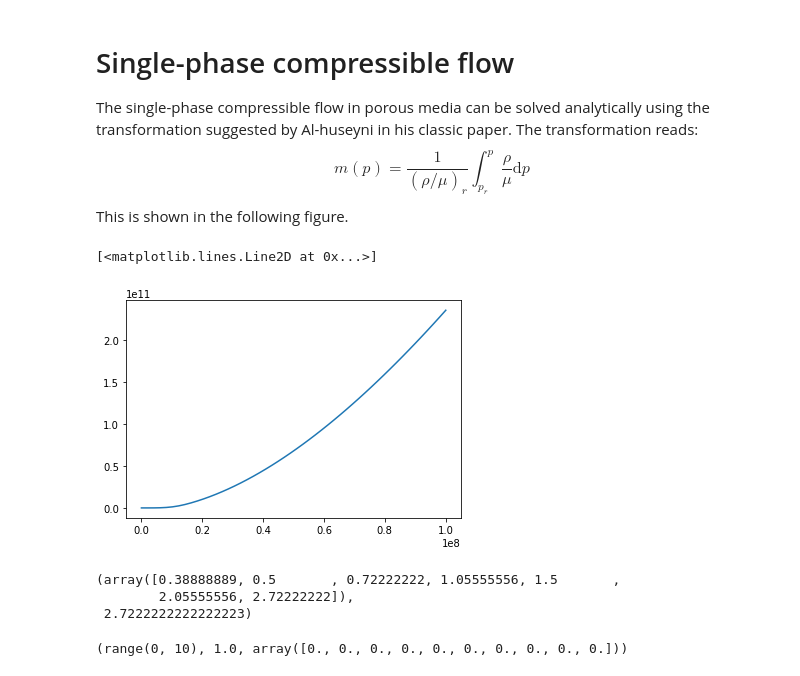
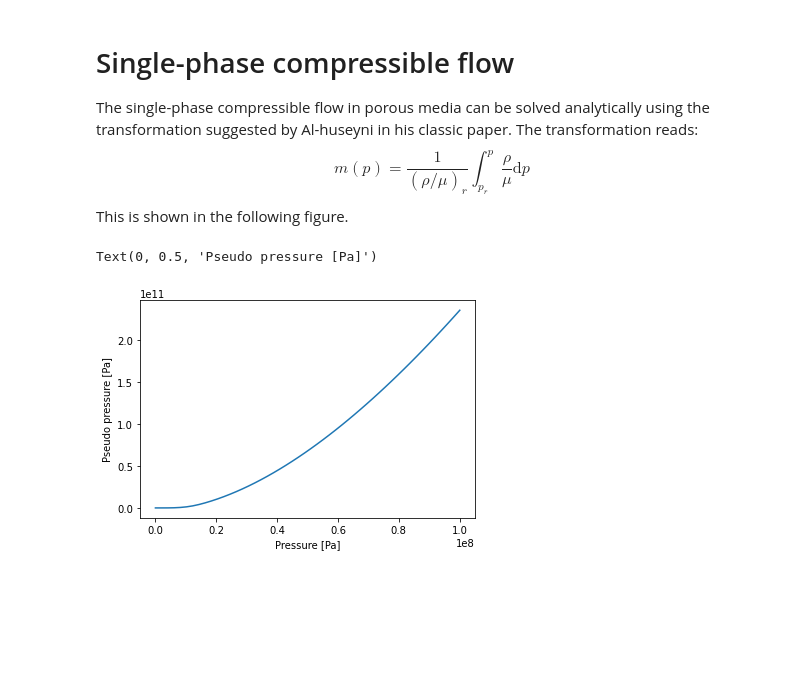
Before and after one commit to simulkade/energystorage, a Jupyter notebook: code/tudelft-energy-storage-exercise-2021.ipynb, the cells around one changed output. Cells and saved outputs as stored; diff of their text form; code cells hidden in the pictures; blank space fills up the shorter version.

```diff
--- a/code/tudelft-energy-storage-exercise-2021.ipynb
+++ b/code/tudelft-energy-storage-exercise-2021.ipynb
@@ -122,16 +118,8 @@ for i in range(mu.size):
     m[i] = np.trapz(p_range[0:i], rho_mu[0:i])/(rho_mu[0])
 # %%
 plt.plot(p_range, m)
+plt.xlabel('Pressure [Pa]')
+plt.ylabel('Pseudo pressure [Pa]')
 # %% [output]
-[<matplotlib.lines.Line2D at 0x...>]
+Text(0, 0.5, 'Pseudo pressure [Pa]')
-[figure, old version]
+[figure, new version]
-# %%
-(np.cumsum(a[0:-3])*2+a[-3])/2, np.trapz(a[0:-2])
-# %% [output]
-(array([0.38888889, 0.5       , 0.72222222, 1.05555556, 1.5       ,
-        2.05555556, 2.72222222]),
- 2.7222222222222223)
-# %%
-range(a.size), a[9], np.zeros(a.size)
-# %% [output]
-(range(0, 10), 1.0, array([0., 0., 0., 0., 0., 0., 0., 0., 0., 0.]))
```
Also changed, not shown: parts of 6 cells of this notebook.
